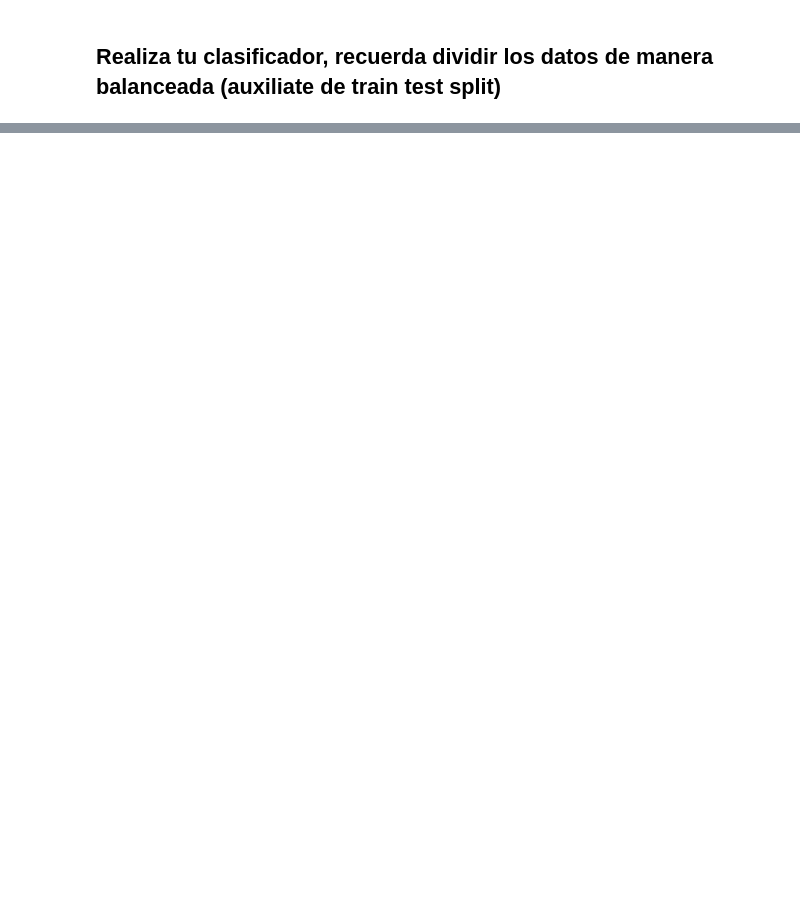
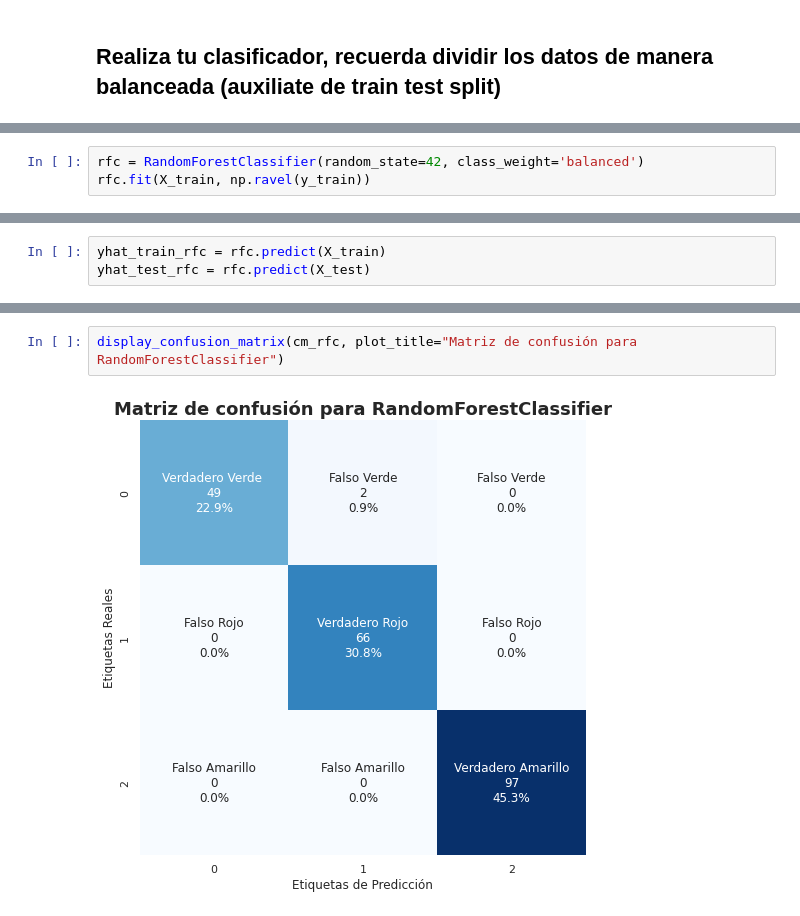
Before and after one commit to PosgradoMNA/actividades-del-projecto-equipo-5, a Jupyter notebook: Entrega2_Reto_Equipo5.ipynb, the cells around one changed output, grey strips where cells are left out. Drawn from its saved outputs; the diff is of its cells as text; blank space fills up the shorter version.

```diff
--- a/Entrega2_Reto_Equipo5.ipynb
+++ b/Entrega2_Reto_Equipo5.ipynb
@@ -461,0 +476,3 @@ DecisionTreeClassifier()
+# %%
+rfc = RandomForestClassifier(random_state=42, class_weight='balanced')
+rfc.fit(X_train, np.ravel(y_train))
@@ -466,0 +484,3 @@ https://scikit-learn.org/stable/modules/generated/sklearn.metrics.classification
+# %%
+yhat_train_rfc = rfc.predict(X_train)
+yhat_test_rfc = rfc.predict(X_test)
@@ -615,0 +598,4 @@ clf.named_steps['preprocessor'].transformers_[1][1].named_steps['onehot'].get_fe
+# %%
+display_confusion_matrix(cm_rfc, plot_title="Matriz de confusión para RandomForestClassifier")
+# %% [output]
+[figure, added]
```
Also changed, not shown: parts of 58 cells of this notebook.
